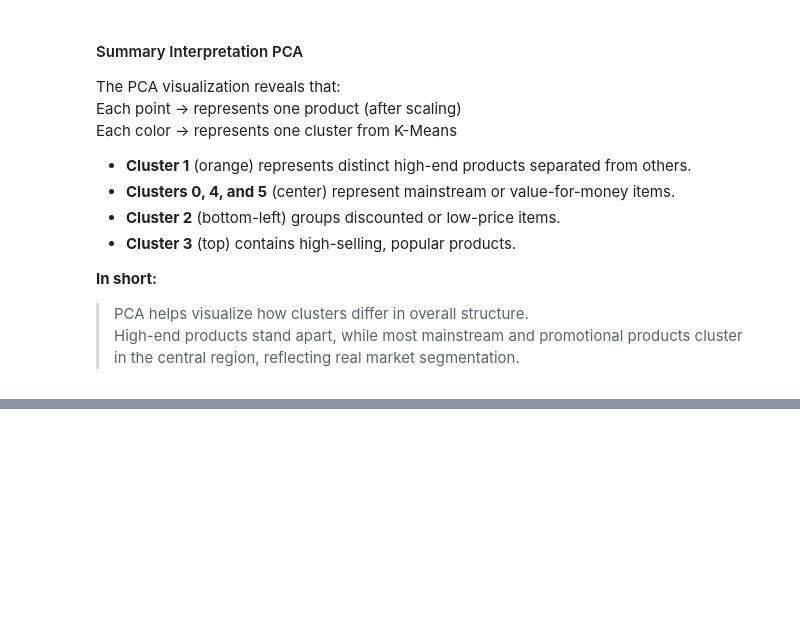
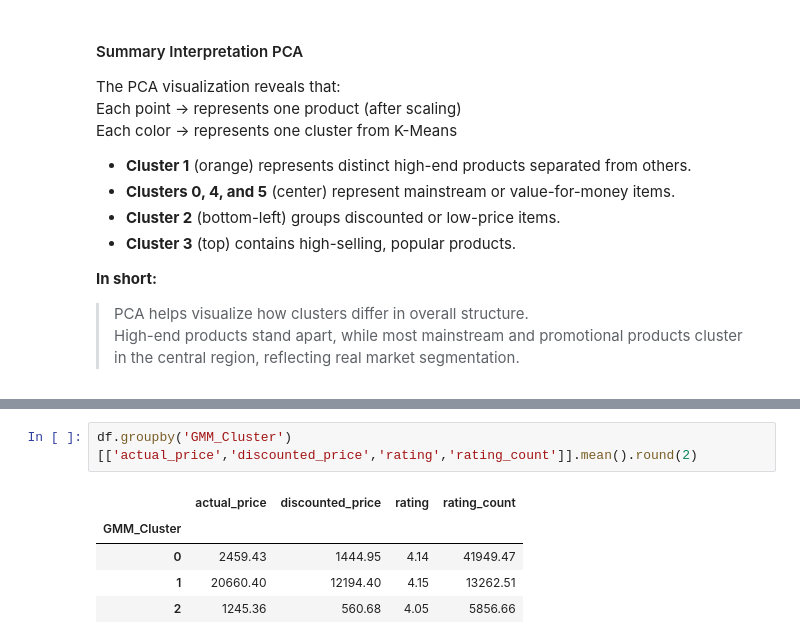
Before and after one commit to JonasLUfr/Project_DataMing, a Jupyter notebook: Amazon_DataAnalyseProject.ipynb, the cells around one changed output, grey strips where cells are left out. Drawn from its saved outputs; the diff is of its cells as text; blank space fills up the shorter version.

```diff
--- a/Amazon_DataAnalyseProject.ipynb
+++ b/Amazon_DataAnalyseProject.ipynb
@@ -566,0 +727,8 @@ GMM 能更好地捕捉“模糊边界”和“重叠区域”。
+# %%
+df.groupby('GMM_Cluster')[['actual_price','discounted_price','rating','rating_count']].mean().round(2)
+# %% [output]
+|  | actual_price | discounted_price | rating | rating_count |
+| GMM_Cluster |  |  |  |  |
+| 0 | 2459.43 | 1444.95 | 4.14 | 41949.47 |
+| 1 | 20660.40 | 12194.40 | 4.15 | 13262.51 |
+| 2 | 1245.36 | 560.68 | 4.05 | 5856.66 |
```
Also changed, not shown: parts of 18 cells of this notebook.
